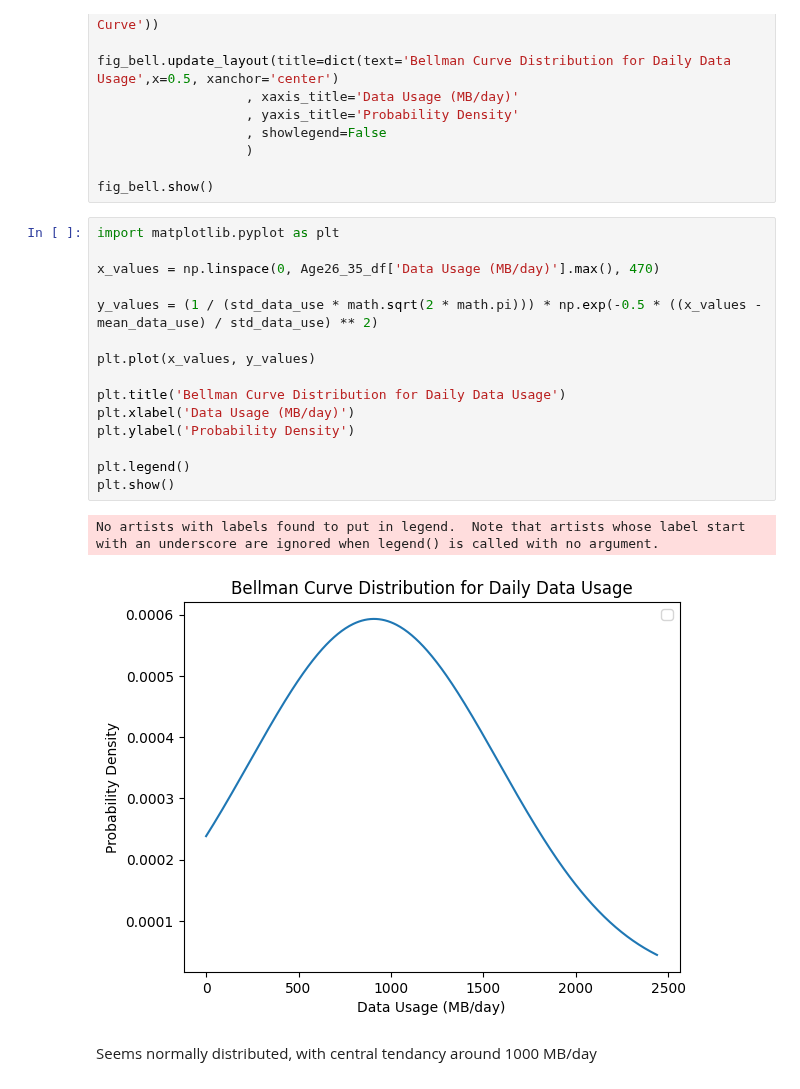
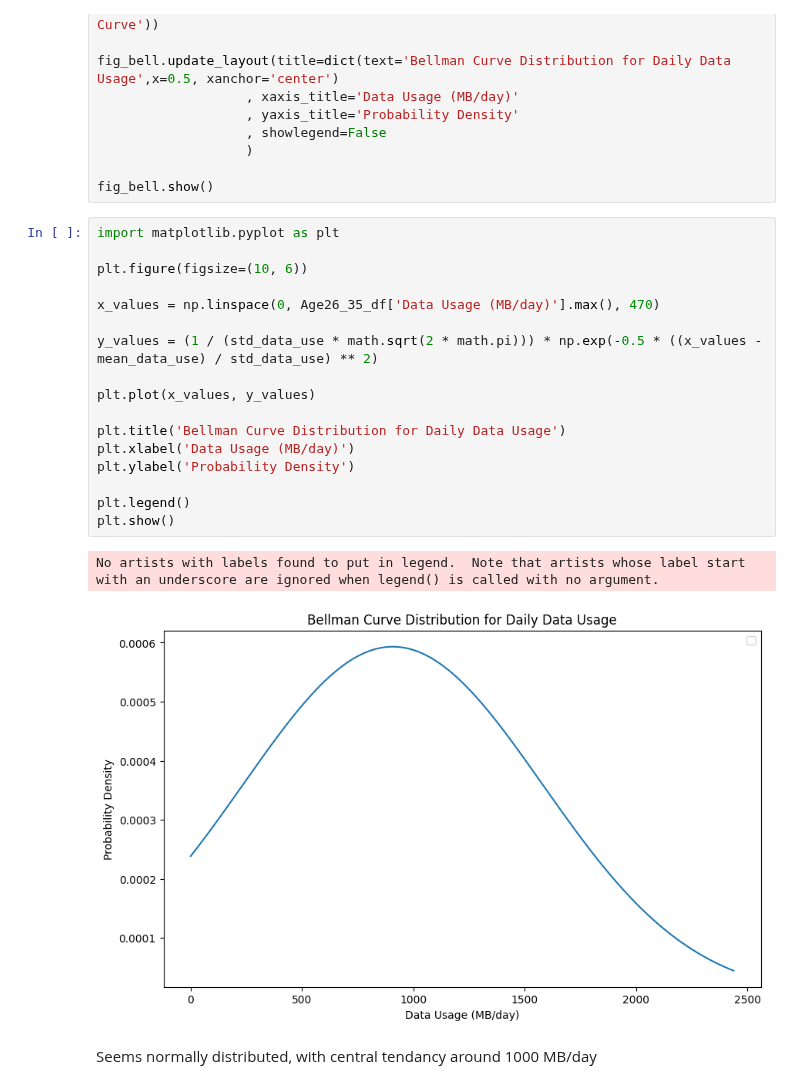
Before and after one commit to sha2992/Mobile-Device-Usage-User-Behavior, a Jupyter notebook: Mobile Device Usage User Behavior.ipynb, the cells around one changed output. Cells and saved outputs as stored; diff of their text form.

```diff
--- a/Mobile Device Usage User Behavior.ipynb
+++ b/Mobile Device Usage User Behavior.ipynb
@@ -482,22 +482,24 @@ fig_bell.update_layout(title=dict(text='Bellman Curve Distribution for Daily Dat
 fig_bell.show()
 # %%
 import matplotlib.pyplot as plt
+
+plt.figure(figsize=(10, 6))
 
 x_values = np.linspace(0, Age26_35_df['Data Usage (MB/day)'].max(), 470)
 
 y_values = (1 / (std_data_use * math.sqrt(2 * math.pi))) * np.exp(-0.5 * ((x_values - mean_data_use) / std_data_use) ** 2)
 
 plt.plot(x_values, y_values)
 
 plt.title('Bellman Curve Distribution for Daily Data Usage')
 plt.xlabel('Data Usage (MB/day)')
 plt.ylabel('Probability Density')
 
 plt.legend()
 plt.show()
 # %% [output]
 No artists with labels found to put in legend.  Note that artists whose label start with an underscore are ignored when legend() is called with no argument.
-[figure, old version]
+[figure, new version]
 # %% [markdown]
 Seems normally distributed, with central tendancy around 1000 MB/day
 # %% [markdown]
```
Also changed, not shown: parts of 3 cells of this notebook.
